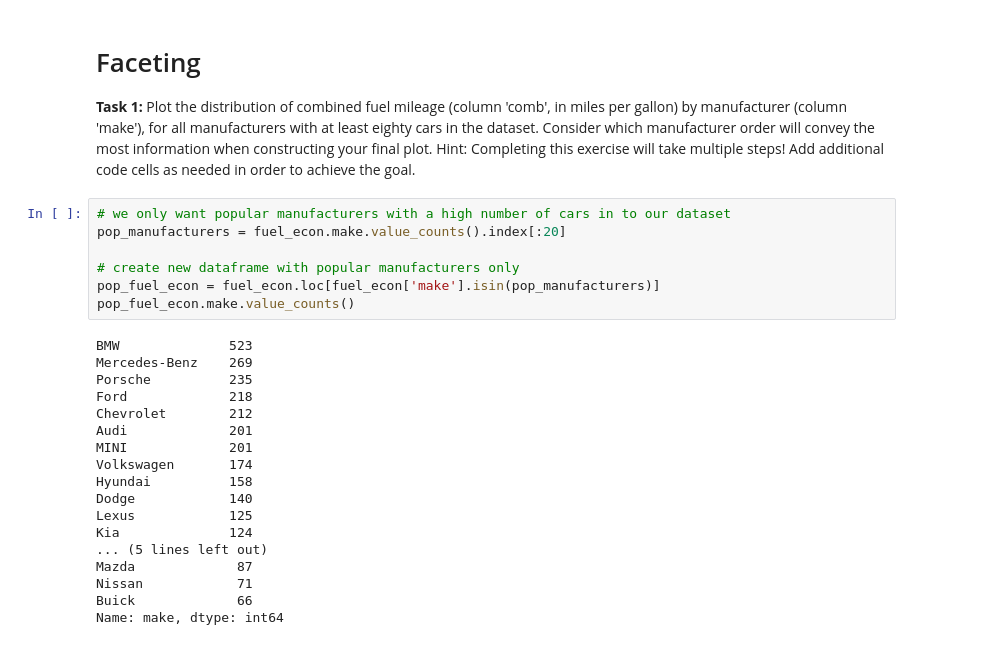
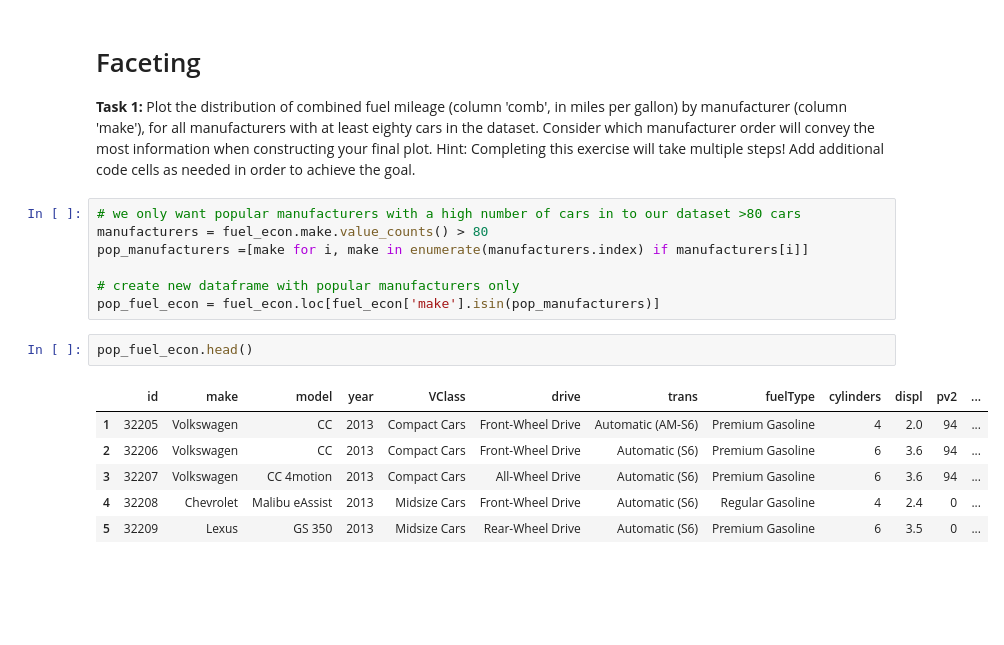
Before and after one commit to faymarie/data-visualization, a Jupyter notebook: Visualization_practise.ipynb, the cells around one changed output. Cells and saved outputs as stored; diff of their text form; blank space fills up the shorter version.

```diff
--- a/Visualization_practise.ipynb
+++ b/Visualization_practise.ipynb
@@ -173,30 +173,21 @@ TypeError: Cannot cast array data from dtype('float64') to dtype('<U32') accordi
 # Faceting
 **Task 1:** Plot the distribution of combined fuel mileage (column 'comb', in miles per gallon) by manufacturer (column 'make'), for all manufacturers with at least eighty cars in the dataset. Consider which manufacturer order will convey the most information when constructing your final plot. Hint: Completing this exercise will take multiple steps! Add additional code cells as needed in order to achieve the goal.
 # %%
-# we only want popular manufacturers with a high number of cars in to our dataset
-pop_manufacturers = fuel_econ.make.value_counts().index[:20]
+# we only want popular manufacturers with a high number of cars in to our dataset >80 cars
+manufacturers = fuel_econ.make.value_counts() > 80
+pop_manufacturers =[make for i, make in enumerate(manufacturers.index) if manufacturers[i]]
 
 # create new dataframe with popular manufacturers only
 pop_fuel_econ = fuel_econ.loc[fuel_econ['make'].isin(pop_manufacturers)]
-pop_fuel_econ.make.value_counts()
-# %% [output]
-BMW              523
-Mercedes-Benz    269
-Porsche          235
-Ford             218
-Chevrolet        212
-Audi             201
-MINI             201
-Volkswagen       174
-Hyundai          158
-Dodge            140
-Lexus            125
-Kia              124
-... (5 lines left out)
-Mazda             87
-Nissan            71
-Buick             66
-Name: make, dtype: int64
+# %%
+pop_fuel_econ.head()
+# %% [output]
+|  | id | make | model | year | VClass | drive | trans | fuelType | cylinders | displ | pv2 | ... |
+| 1 | 32205 | Volkswagen | CC | 2013 | Compact Cars | Front-Wheel Drive | Automatic (AM-S6) | Premium Gasoline | 4 | 2.0 | 94 | ... |
+| 2 | 32206 | Volkswagen | CC | 2013 | Compact Cars | Front-Wheel Drive | Automatic (S6) | Premium Gasoline | 6 | 3.6 | 94 | ... |
+| 3 | 32207 | Volkswagen | CC 4motion | 2013 | Compact Cars | All-Wheel Drive | Automatic (S6) | Premium Gasoline | 6 | 3.6 | 94 | ... |
+| 4 | 32208 | Chevrolet | Malibu eAssist | 2013 | Midsize Cars | Front-Wheel Drive | Automatic (S6) | Regular Gasoline | 4 | 2.4 | 0 | ... |
+| 5 | 32209 | Lexus | GS 350 | 2013 | Midsize Cars | Rear-Wheel Drive | Automatic (S6) | Premium Gasoline | 6 | 3.5 | 0 | ... |
 # %%
 # calculate comb fuel economy for every make
 group_means = pop_fuel_econ.groupby(['make']).mean()
```
Also changed, not shown: parts of 5 cells of this notebook.
